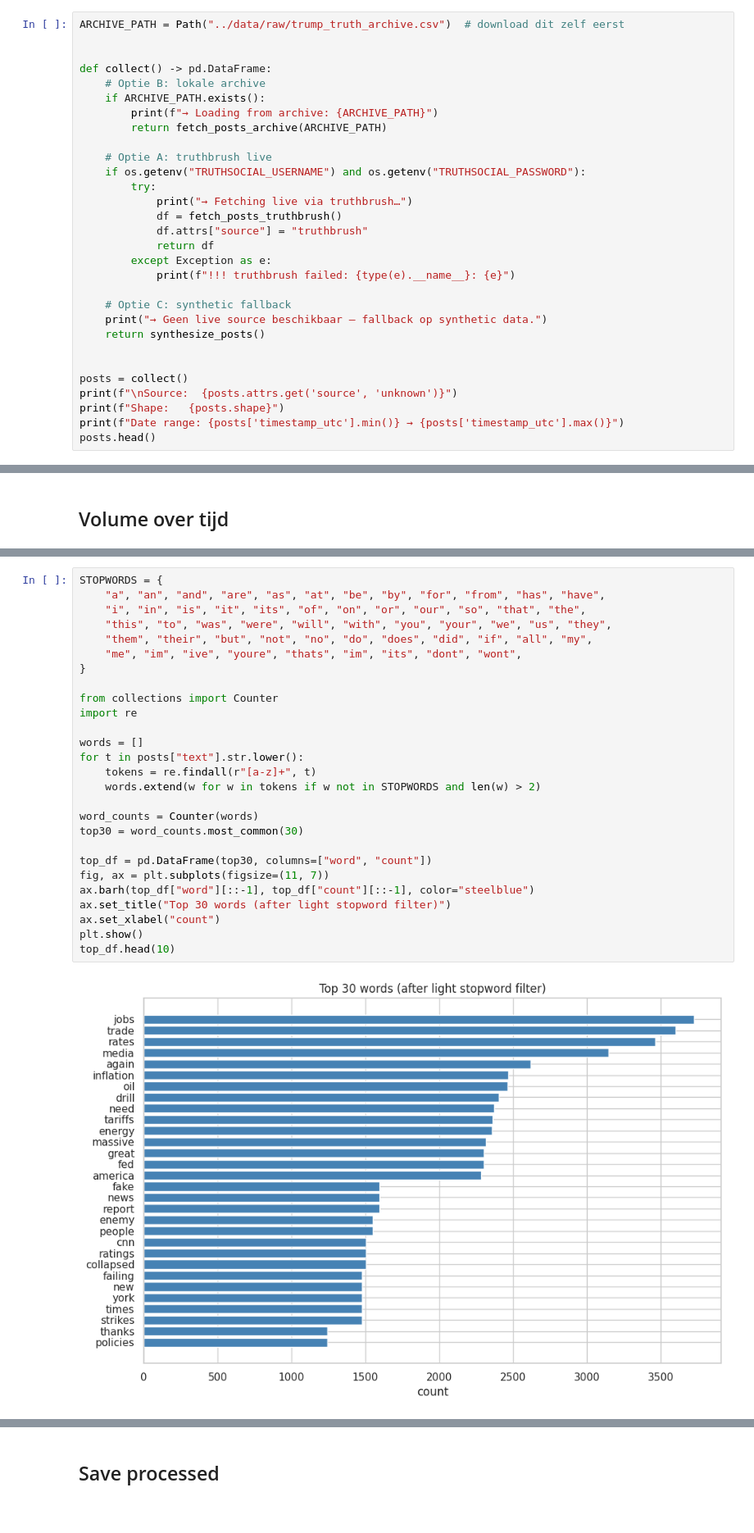
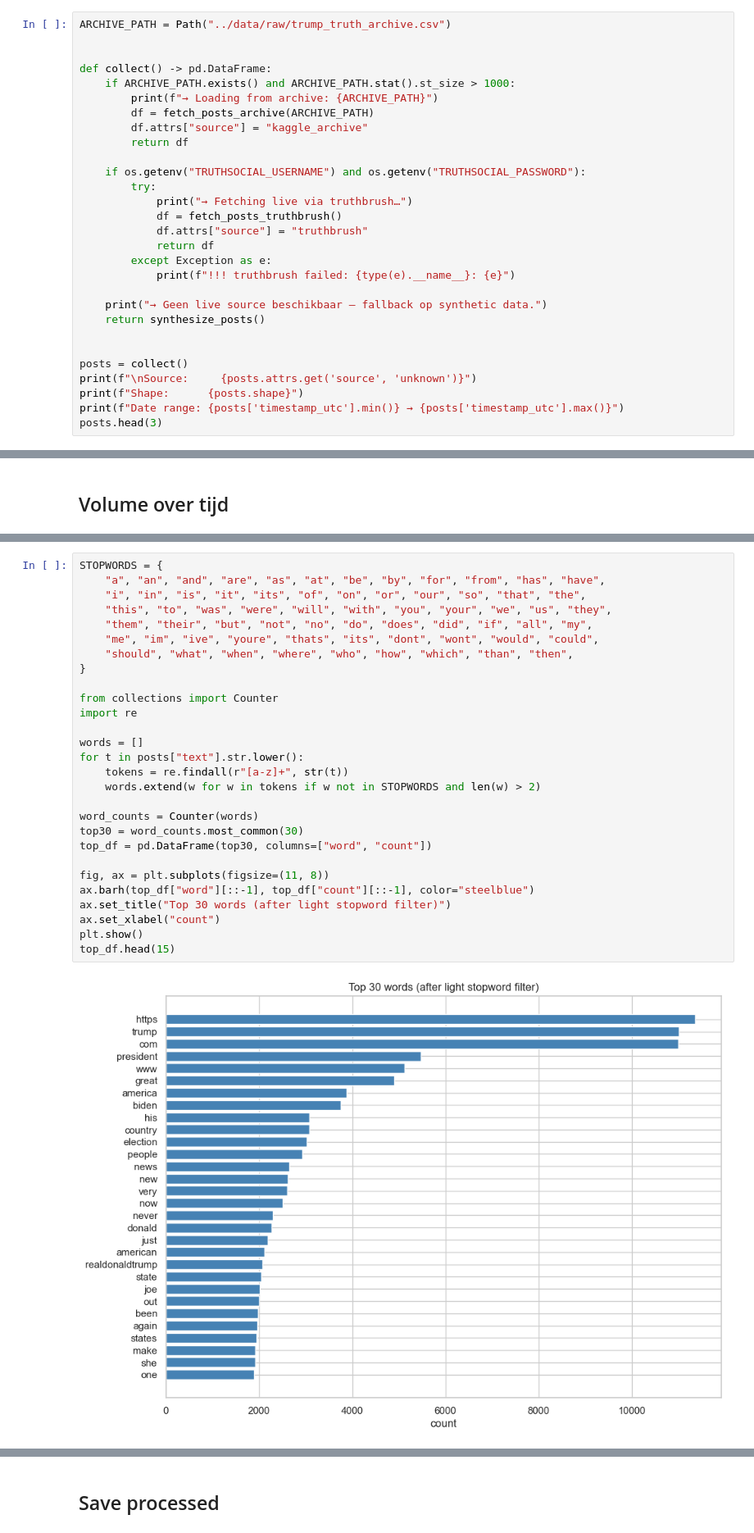
Before and after one commit to QuintenFritz/truthsocial-marketimpact, a Jupyter notebook: notebooks/01_data_collection.ipynb, the cells around one changed output, grey strips where cells are left out. Shown at 82% size. Saved outputs shown, nothing was run; the diff lists cells and outputs as text.

```diff
--- a/notebooks/01_data_collection.ipynb
+++ b/notebooks/01_data_collection.ipynb
@@ -235,14 +125,14 @@ Probeer in deze volgorde: archive → truthbrush → synthetic. Eerste die werkt
 # %%
-ARCHIVE_PATH = Path("../data/raw/trump_truth_archive.csv")  # download dit zelf eerst
+ARCHIVE_PATH = Path("../data/raw/trump_truth_archive.csv")
 
 
 def collect() -> pd.DataFrame:
-    # Optie B: lokale archive
-    if ARCHIVE_PATH.exists():
+    if ARCHIVE_PATH.exists() and ARCHIVE_PATH.stat().st_size > 1000:
         print(f"→ Loading from archive: {ARCHIVE_PATH}")
-        return fetch_posts_archive(ARCHIVE_PATH)
+        df = fetch_posts_archive(ARCHIVE_PATH)
+        df.attrs["source"] = "kaggle_archive"
+        return df
 
-    # Optie A: truthbrush live
     if os.getenv("TRUTHSOCIAL_USERNAME") and os.getenv("TRUTHSOCIAL_PASSWORD"):
         try:
             print("→ Fetching live via truthbrush…")
@@ -252,14 +142,13 @@ def collect() -> pd.DataFrame:
         except Exception as e:
             print(f"!!! truthbrush failed: {type(e).__name__}: {e}")
 
-    # Optie C: synthetic fallback
     print("→ Geen live source beschikbaar — fallback op synthetic data.")
     return synthesize_posts()
 
 
 posts = collect()
-print(f"\nSource:  {posts.attrs.get('source', 'unknown')}")
-print(f"Shape:   {posts.shape}")
+print(f"\nSource:     {posts.attrs.get('source', 'unknown')}")
+print(f"Shape:      {posts.shape}")
 print(f"Date range: {posts['timestamp_utc'].min()} → {posts['timestamp_utc'].max()}")
-posts.head()
+posts.head(3)
 # %% [output]
@@ -378,30 +266,31 @@ NLTK/spaCy voor degelijke preprocessing in notebook 04. Hier alleen sanity check
 # %%
 STOPWORDS = {
     "a", "an", "and", "are", "as", "at", "be", "by", "for", "from", "has", "have",
     "i", "in", "is", "it", "its", "of", "on", "or", "our", "so", "that", "the",
     "this", "to", "was", "were", "will", "with", "you", "your", "we", "us", "they",
     "them", "their", "but", "not", "no", "do", "does", "did", "if", "all", "my",
-    "me", "im", "ive", "youre", "thats", "im", "its", "dont", "wont",
+    "me", "im", "ive", "youre", "thats", "its", "dont", "wont", "would", "could",
+    "should", "what", "when", "where", "who", "how", "which", "than", "then",
 }
 
 from collections import Counter
 import re
 
 words = []
 for t in posts["text"].str.lower():
-    tokens = re.findall(r"[a-z]+", t)
+    tokens = re.findall(r"[a-z]+", str(t))
     words.extend(w for w in tokens if w not in STOPWORDS and len(w) > 2)
 
 word_counts = Counter(words)
 top30 = word_counts.most_common(30)
+top_df = pd.DataFrame(top30, columns=["word", "count"])
 
-top_df = pd.DataFrame(top30, columns=["word", "count"])
-fig, ax = plt.subplots(figsize=(11, 7))
+fig, ax = plt.subplots(figsize=(11, 8))
 ax.barh(top_df["word"][::-1], top_df["count"][::-1], color="steelblue")
 ax.set_title("Top 30 words (after light stopword filter)")
 ax.set_xlabel("count")
 plt.show()
-top_df.head(10)
+top_df.head(15)
 # %% [output]
-[figure, old version]
+[figure, new version]
 |  | word | count |
```
Also changed, not shown: parts of 18 cells of this notebook, 7 other files.
